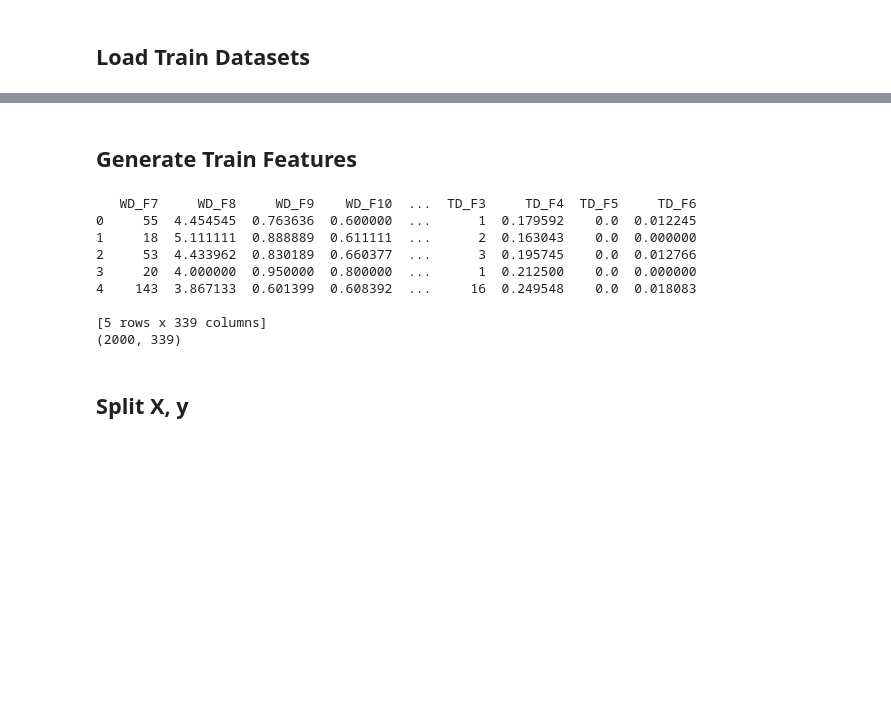
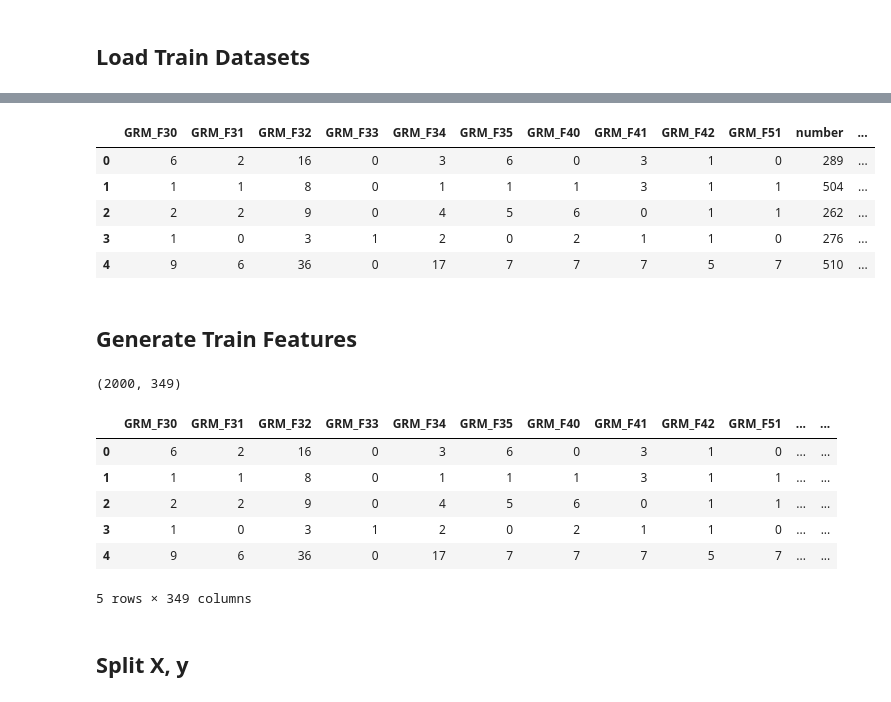
Before and after one commit to mirzanahal/Persian-Gender-Recognition, a Jupyter notebook: code/gender_recognition.ipynb, the cells around one changed output, grey strips where cells are left out. Cells and saved outputs as stored; diff of their text form; code cells hidden in the pictures; blank space fills up the shorter version.

```diff
--- a/code/gender_recognition.ipynb
+++ b/code/gender_recognition.ipynb
@@ -140,6 +135,13 @@ print(word_dependent_features.head())
 # %%
 grammatical_features = pd.read_csv(os.path.join(data_path.DATA_PATH, 'train', 'grammatical_features.csv'), index_col=0)
-print(grammatical_features.head())
+grammatical_features.head()
+# %% [output]
+|  | GRM_F30 | GRM_F31 | GRM_F32 | GRM_F33 | GRM_F34 | GRM_F35 | GRM_F40 | GRM_F41 | GRM_F42 | GRM_F51 | number | ... |
+| 0 | 6 | 2 | 16 | 0 | 3 | 6 | 0 | 3 | 1 | 0 | 289 | ... |
+| 1 | 1 | 1 | 8 | 0 | 1 | 1 | 1 | 3 | 1 | 1 | 504 | ... |
+| 2 | 2 | 2 | 9 | 0 | 4 | 5 | 6 | 0 | 1 | 1 | 262 | ... |
+| 3 | 1 | 0 | 3 | 1 | 2 | 0 | 2 | 1 | 1 | 0 | 276 | ... |
+| 4 | 9 | 6 | 36 | 0 | 17 | 7 | 7 | 7 | 5 | 7 | 510 | ... |
 # %% [markdown]
 ## Generate Train Features
 # %%
@@ -149,18 +151,17 @@ features = features_list.pop()
 for feature in features_list:
   features = pd.merge(features, feature, left_on=['label', 'number'], right_on=['label', 'number'])
 
-print(features.head())
 print(features.shape)
+features.head()
 # %% [output]
-   WD_F7     WD_F8     WD_F9    WD_F10  ...  TD_F3     TD_F4  TD_F5     TD_F6
-0     55  4.454545  0.763636  0.600000  ...      1  0.179592    0.0  0.012245
-1     18  5.111111  0.888889  0.611111  ...      2  0.163043    0.0  0.000000
-2     53  4.433962  0.830189  0.660377  ...      3  0.195745    0.0  0.012766
-3     20  4.000000  0.950000  0.800000  ...      1  0.212500    0.0  0.000000
-4    143  3.867133  0.601399  0.608392  ...     16  0.249548    0.0  0.018083
-
-[5 rows x 339 columns]
-(2000, 339)
+(2000, 349)
+|  | GRM_F30 | GRM_F31 | GRM_F32 | GRM_F33 | GRM_F34 | GRM_F35 | GRM_F40 | GRM_F41 | GRM_F42 | GRM_F51 | ... | ... |
+| 0 | 6 | 2 | 16 | 0 | 3 | 6 | 0 | 3 | 1 | 0 | ... | ... |
+| 1 | 1 | 1 | 8 | 0 | 1 | 1 | 1 | 3 | 1 | 1 | ... | ... |
+| 2 | 2 | 2 | 9 | 0 | 4 | 5 | 6 | 0 | 1 | 1 | ... | ... |
+| 3 | 1 | 0 | 3 | 1 | 2 | 0 | 2 | 1 | 1 | 0 | ... | ... |
+| 4 | 9 | 6 | 36 | 0 | 17 | 7 | 7 | 7 | 5 | 7 | ... | ... |
+5 rows × 349 columns
 # %% [markdown]
 ## Split X, y
 # %%
```
Also changed, not shown: parts of 30 cells of this notebook, 1 other file.
